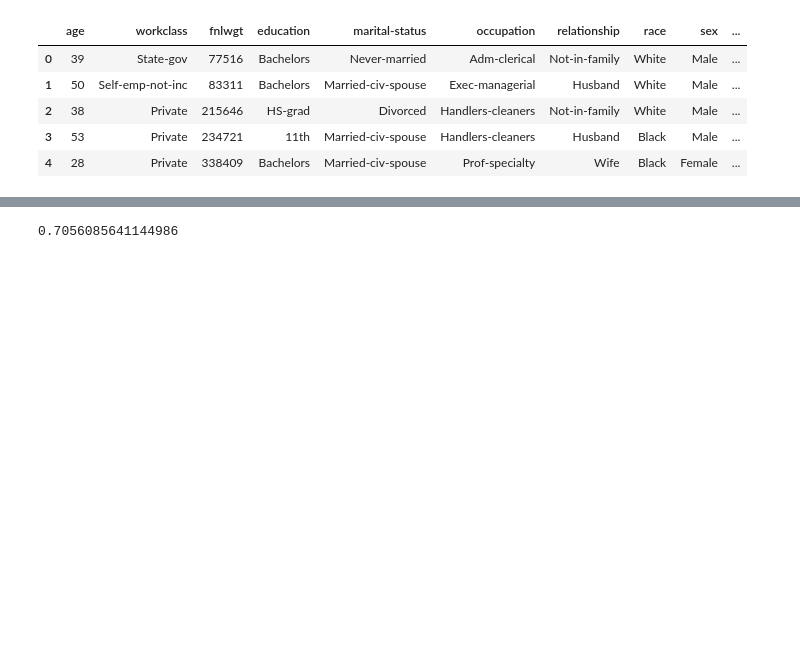
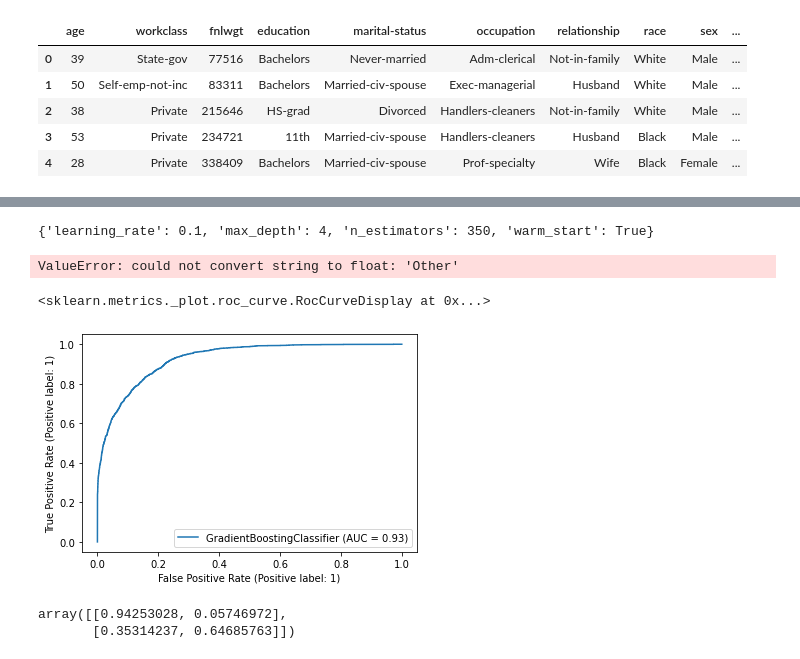
Before and after one commit to nefrank/replica-analytics-questions-mle, a Jupyter notebook: USCensus.ipynb, the cells around one changed output, grey strips where cells are left out. Drawn from its saved outputs; the diff is of its cells as text; code cells hidden in the pictures; blank space fills up the shorter version.

```diff
--- a/USCensus.ipynb
+++ b/USCensus.ipynb
@@ -34,6 +34,7 @@ from sklearn.ensemble import GradientBoostingClassifier
 from sklearn.model_selection import train_test_split
 from sklearn.preprocessing import OrdinalEncoder, LabelEncoder
 # %%
+df = df.replace("?","Other")
 X = df.iloc[:, :-1]
 X_cols = X.columns
 y = df.iloc[:, -1]
@@ -59,3 +57,0 @@ from catboost import CatBoostClassifier
-# %%
-cbc = CatBoostClassifier(iterations=1000)
-cbc.fit(X_train,y_train)
@@ -83 +99,12 @@ preds_class = cbc.predict(X_test)
+# %%
+df.loc[df['mean_test_accuracy'].idxmax()]['params']
+# %% [output]
+{'learning_rate': 0.1, 'max_depth': 4, 'n_estimators': 350, 'warm_start': True}
+# %%
+clf = GradientBoostingClassifier(learning_rate=0.1,max_depth=4,n_estimators=300)
+clf.fit(X_train,y_train)
+preds = clf.predict(X_test)
+accuracy_score(y_test,preds)
+# %% [output]
+ValueError: could not convert string to float: 'Other'
 # %%
@@ -85,25 +111,0 @@ from sklearn.metrics import f1_score
-# %%
-f1_score(y_test,preds_class)
-# %% [output]
-0.7056085641144986
-# %%
-from sklearn.ensemble import GradientBoostingClassifier
-
-from sklearn.model_selection import GridSearchCV
-from sklearn.metrics import accuracy_score
-from sklearn.metrics import precision_score
-from sklearn.metrics import recall_score
-from sklearn.metrics import make_scorer
-#creating Scoring parameter:
-scoring = {'accuracy': make_scorer(accuracy_score)}
-
-# A sample parameter
-
-parameters = {
-    "max_features":["log2","sqrt"],
-    "criterion": ["friedman_mse",  "mae"],
-}
-#passing the scoring function in the GridSearchCV
-clf = GridSearchCV(GradientBoostingClassifier(), parameters,scoring=scoring,refit=False, n_jobs=-1)
-
-clf.fit(X_train, y_train)
@@ -111,0 +112,10 @@ df=pd.DataFrame.from_dict(clf.cv_results_)
+# %%
+plot_roc_curve(clf,X_test,y_test)
+# %% [output]
+<sklearn.metrics._plot.roc_curve.RocCurveDisplay at 0x...>
+[figure, added]
+# %%
+confusion_matrix(y_test,preds,normalize='true')
+# %% [output]
+array([[0.94253028, 0.05746972],
+       [0.35314237, 0.64685763]])
```
Also changed, not shown: parts of 13 cells of this notebook, 6 other files.
